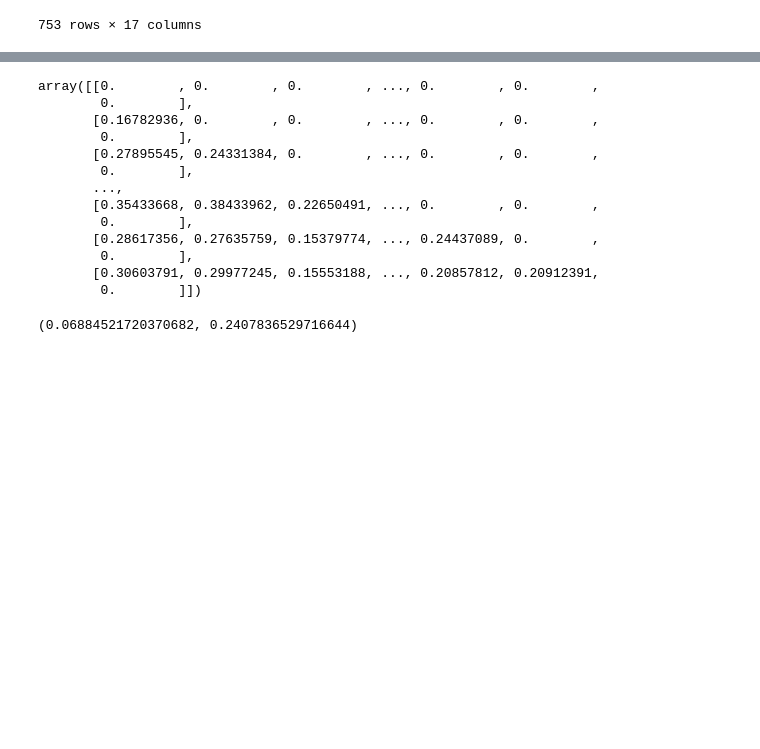
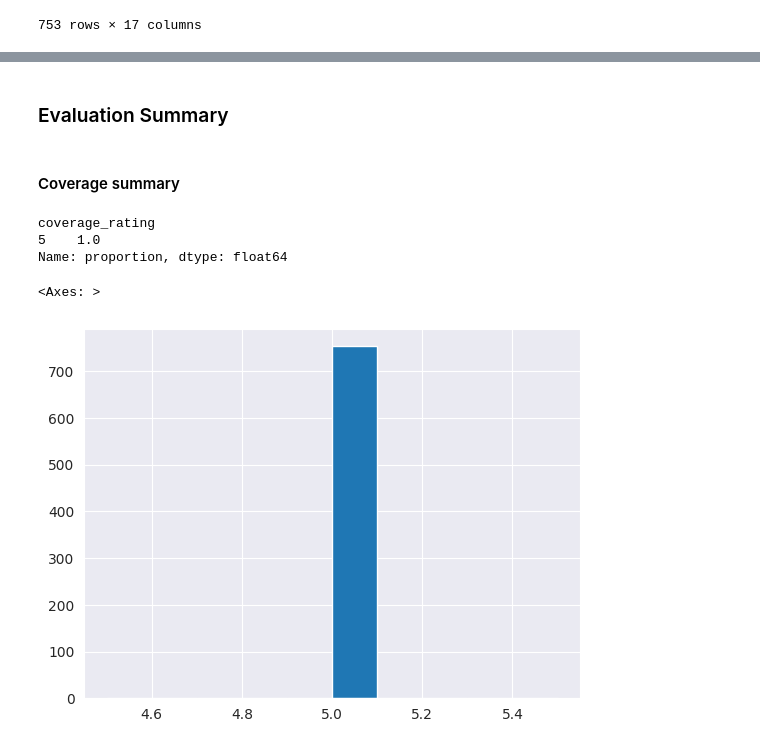
Before and after one commit to witold87/llm-bielik-ft-legal, a Jupyter notebook: src/data.ipynb, the cells around one changed output, grey strips where cells are left out. Drawn from its saved outputs; the diff is of its cells as text; code cells hidden in the pictures; blank space fills up the shorter version.

```diff
--- a/src/data.ipynb
+++ b/src/data.ipynb
@@ -324,17 +225,0 @@ sim_heatmap
-# %%
-ltri = np.tril(sim_heatmap.values, -1)
-ltri
-# %% [output]
-array([[0.        , 0.        , 0.        , ..., 0.        , 0.        ,
-        0.        ],
-       [0.16782936, 0.        , 0.        , ..., 0.        , 0.        ,
-        0.        ],
-       [0.27895545, 0.24331384, 0.        , ..., 0.        , 0.        ,
-        0.        ],
-       ...,
-       [0.35433668, 0.38433962, 0.22650491, ..., 0.        , 0.        ,
-        0.        ],
-       [0.28617356, 0.27635759, 0.15379774, ..., 0.24437089, 0.        ,
-        0.        ],
-       [0.30603791, 0.29977245, 0.15553188, ..., 0.20857812, 0.20912391,
-        0.        ]])
@@ -343,4 +226,15 @@ ltri = ltri[np.nonzero(ltri)]
-# %%
-ltri.std(), ltri.mean()
-# %% [output]
-(0.06884521720370682, 0.2407836529716644)
+# %% [markdown]
+### Evaluation Summary
+# %% [markdown]
+#### Coverage summary
+# %%
+df['coverage_rating'].value_counts(normalize=True)
+# %% [output]
+coverage_rating
+5    1.0
+Name: proportion, dtype: float64
+# %%
+pd.plotting.hist_series(df['coverage_rating'])
+# %% [output]
+<Axes: >
+[figure, added]
```
Also changed, not shown: parts of 67 cells of this notebook, 8 other files.
